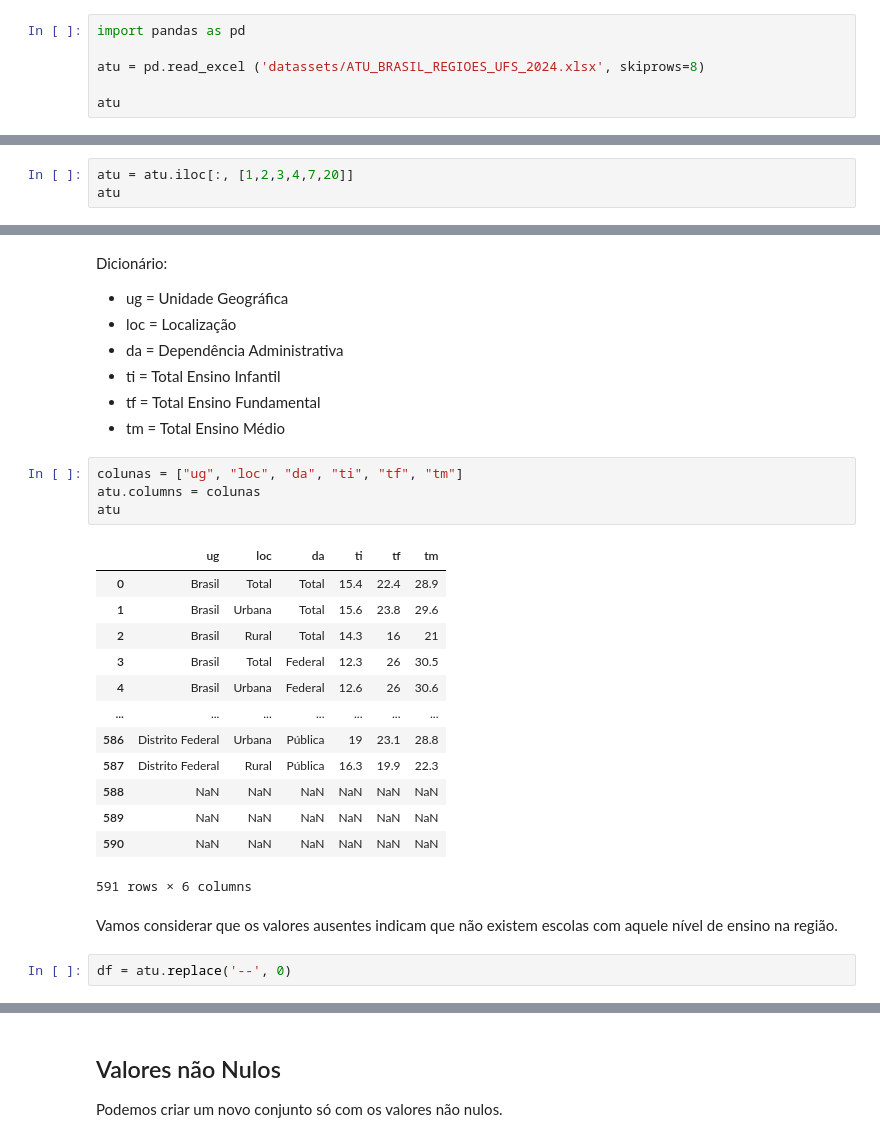
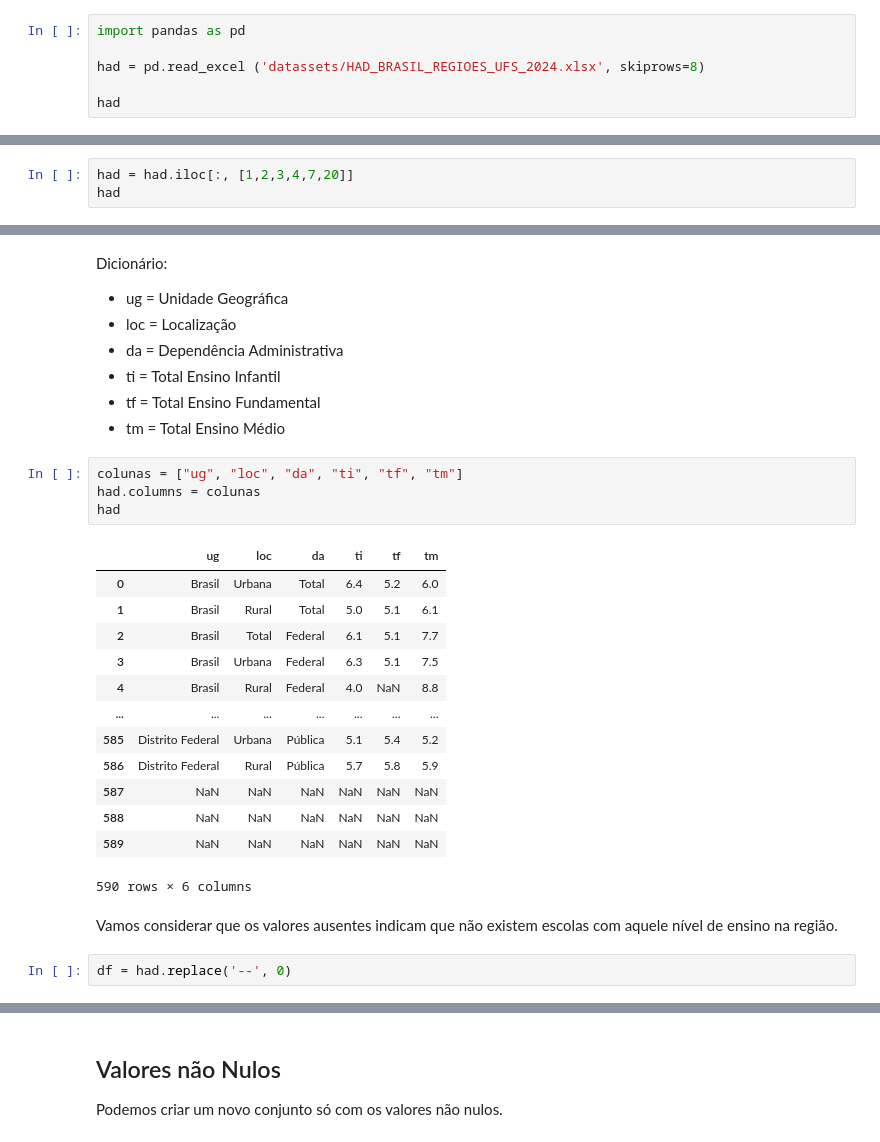
Before and after one commit to gustahcl/DataScience, a Jupyter notebook: Analise.ipynb, the cells around one changed output, grey strips where cells are left out. Saved outputs shown, nothing was run; the diff lists cells and outputs as text.

```diff
--- a/Analise.ipynb
+++ b/Analise.ipynb
@@ -7,7 +7,7 @@ Média de Alunos por Turma da Educação Básica - Ensino Infantil (Creche, Pré
 # %%
 import pandas as pd
 
-atu = pd.read_excel ('datassets/ATU_BRASIL_REGIOES_UFS_2024.xlsx', skiprows=8)
+had = pd.read_excel ('datassets/HAD_BRASIL_REGIOES_UFS_2024.xlsx', skiprows=8)
 
-atu
+had
 # %% [output]
@@ -51,6 +51,6 @@ memory usage: 120.2+ KB
 
 Antes de resolver esses problemas vamos selecionar as colunas Unidade Geográfica, Localização, Dependência Administrativa, Total Infantil, Total Fundamental e Total Médio para efetuar a análise.
 # %%
-atu = atu.iloc[:, [1,2,3,4,7,20]]
-atu
+had = had.iloc[:, [1,2,3,4,7,20]]
+had
 # %% [output]
@@ -77,26 +77,26 @@ Dicionário:
 - tm = Total Ensino Médio
 # %%
 colunas = ["ug", "loc", "da", "ti", "tf", "tm"]
-atu.columns = colunas
-atu
+had.columns = colunas
+had
 # %% [output]
 |  | ug | loc | da | ti | tf | tm |
-| 0 | Brasil | Total | Total | 15.4 | 22.4 | 28.9 |
-| 1 | Brasil | Urbana | Total | 15.6 | 23.8 | 29.6 |
-| 2 | Brasil | Rural | Total | 14.3 | 16 | 21 |
-| 3 | Brasil | Total | Federal | 12.3 | 26 | 30.5 |
-| 4 | Brasil | Urbana | Federal | 12.6 | 26 | 30.6 |
+| 0 | Brasil | Urbana | Total | 6.4 | 5.2 | 6.0 |
+| 1 | Brasil | Rural | Total | 5.0 | 5.1 | 6.1 |
+| 2 | Brasil | Total | Federal | 6.1 | 5.1 | 7.7 |
+| 3 | Brasil | Urbana | Federal | 6.3 | 5.1 | 7.5 |
+| 4 | Brasil | Rural | Federal | 4.0 | NaN | 8.8 |
 | ... | ... | ... | ... | ... | ... | ... |
-| 586 | Distrito Federal | Urbana | Pública | 19 | 23.1 | 28.8 |
-| 587 | Distrito Federal | Rural | Pública | 16.3 | 19.9 | 22.3 |
+| 585 | Distrito Federal | Urbana | Pública | 5.1 | 5.4 | 5.2 |
+| 586 | Distrito Federal | Rural | Pública | 5.7 | 5.8 | 5.9 |
+| 587 | NaN | NaN | NaN | NaN | NaN | NaN |
 | 588 | NaN | NaN | NaN | NaN | NaN | NaN |
 | 589 | NaN | NaN | NaN | NaN | NaN | NaN |
-| 590 | NaN | NaN | NaN | NaN | NaN | NaN |
-591 rows × 6 columns
+590 rows × 6 columns
 # %% [markdown]
 Vamos considerar que os valores ausentes indicam que não existem escolas com aquele nível de ensino na região.
 # %%
-df = atu.replace('--', 0)
+df = had.replace('--', 0)
 # %%
 df.info()
 # %% [output]
```
Also changed, not shown: parts of 15 cells of this notebook.
